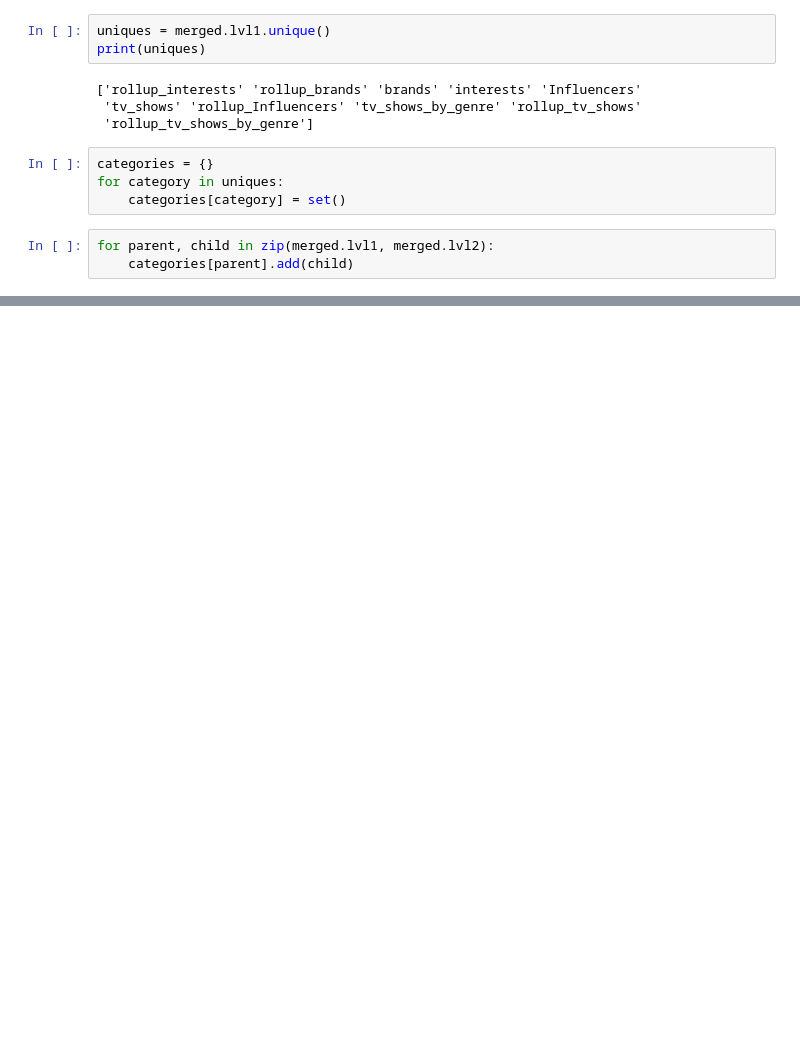
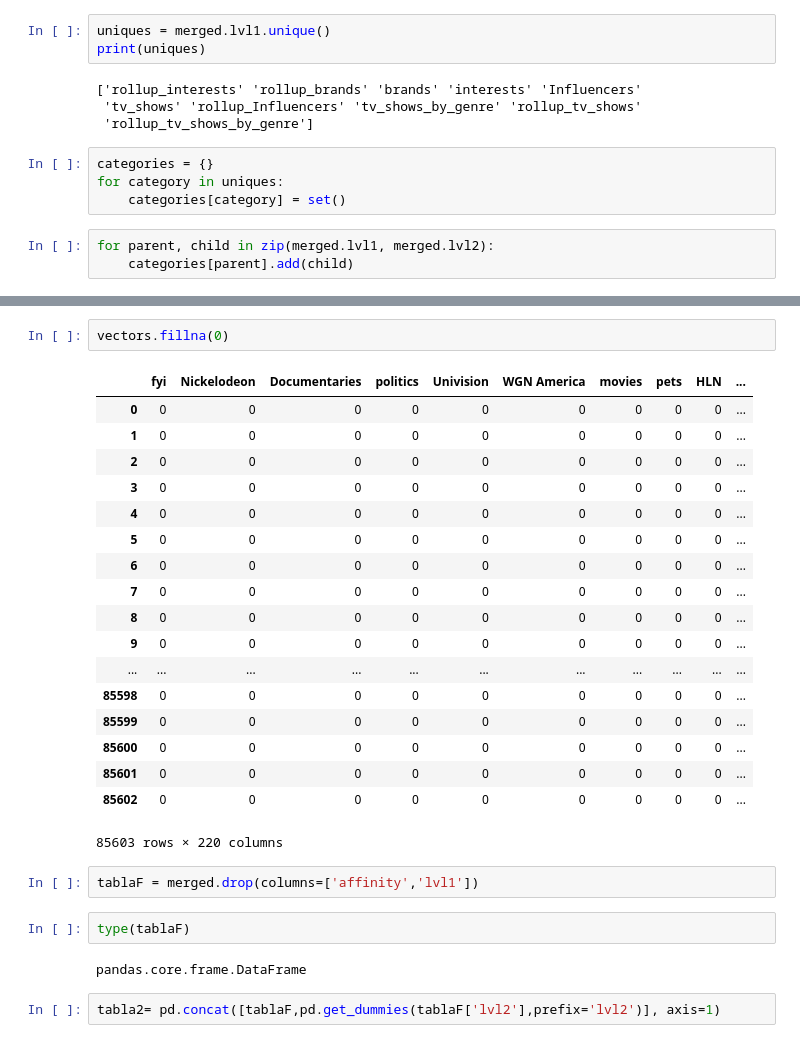
Before and after one commit to fosfobd/hackathon2, a Jupyter notebook: statsocial.ipynb, the cells around one changed output, grey strips where cells are left out. Saved outputs shown, nothing was run; the diff lists cells and outputs as text; blank space fills up the shorter version.

```diff
--- a/statsocial.ipynb
+++ b/statsocial.ipynb
@@ -142,0 +146,29 @@ rollup_interests
+# %%
+vectors.fillna(0)
+# %% [output]
+|  | fyi | Nickelodeon | Documentaries | politics | Univision | WGN America | movies | pets | HLN | ... |
+| 0 | 0 | 0 | 0 | 0 | 0 | 0 | 0 | 0 | 0 | ... |
+| 1 | 0 | 0 | 0 | 0 | 0 | 0 | 0 | 0 | 0 | ... |
+| 2 | 0 | 0 | 0 | 0 | 0 | 0 | 0 | 0 | 0 | ... |
+| 3 | 0 | 0 | 0 | 0 | 0 | 0 | 0 | 0 | 0 | ... |
+| 4 | 0 | 0 | 0 | 0 | 0 | 0 | 0 | 0 | 0 | ... |
+| 5 | 0 | 0 | 0 | 0 | 0 | 0 | 0 | 0 | 0 | ... |
+| 6 | 0 | 0 | 0 | 0 | 0 | 0 | 0 | 0 | 0 | ... |
+| 7 | 0 | 0 | 0 | 0 | 0 | 0 | 0 | 0 | 0 | ... |
+| 8 | 0 | 0 | 0 | 0 | 0 | 0 | 0 | 0 | 0 | ... |
+| 9 | 0 | 0 | 0 | 0 | 0 | 0 | 0 | 0 | 0 | ... |
+| ... | ... | ... | ... | ... | ... | ... | ... | ... | ... | ... |
+| 85598 | 0 | 0 | 0 | 0 | 0 | 0 | 0 | 0 | 0 | ... |
+| 85599 | 0 | 0 | 0 | 0 | 0 | 0 | 0 | 0 | 0 | ... |
+| 85600 | 0 | 0 | 0 | 0 | 0 | 0 | 0 | 0 | 0 | ... |
+| 85601 | 0 | 0 | 0 | 0 | 0 | 0 | 0 | 0 | 0 | ... |
+| 85602 | 0 | 0 | 0 | 0 | 0 | 0 | 0 | 0 | 0 | ... |
+85603 rows × 220 columns
+# %%
+tablaF = merged.drop(columns=['affinity','lvl1'])
+# %%
+type(tablaF)
+# %% [output]
+pandas.core.frame.DataFrame
+# %%
+tabla2= pd.concat([tablaF,pd.get_dummies(tablaF['lvl2'],prefix='lvl2')], axis=1)
```
Also changed, not shown: parts of 16 cells of this notebook.
